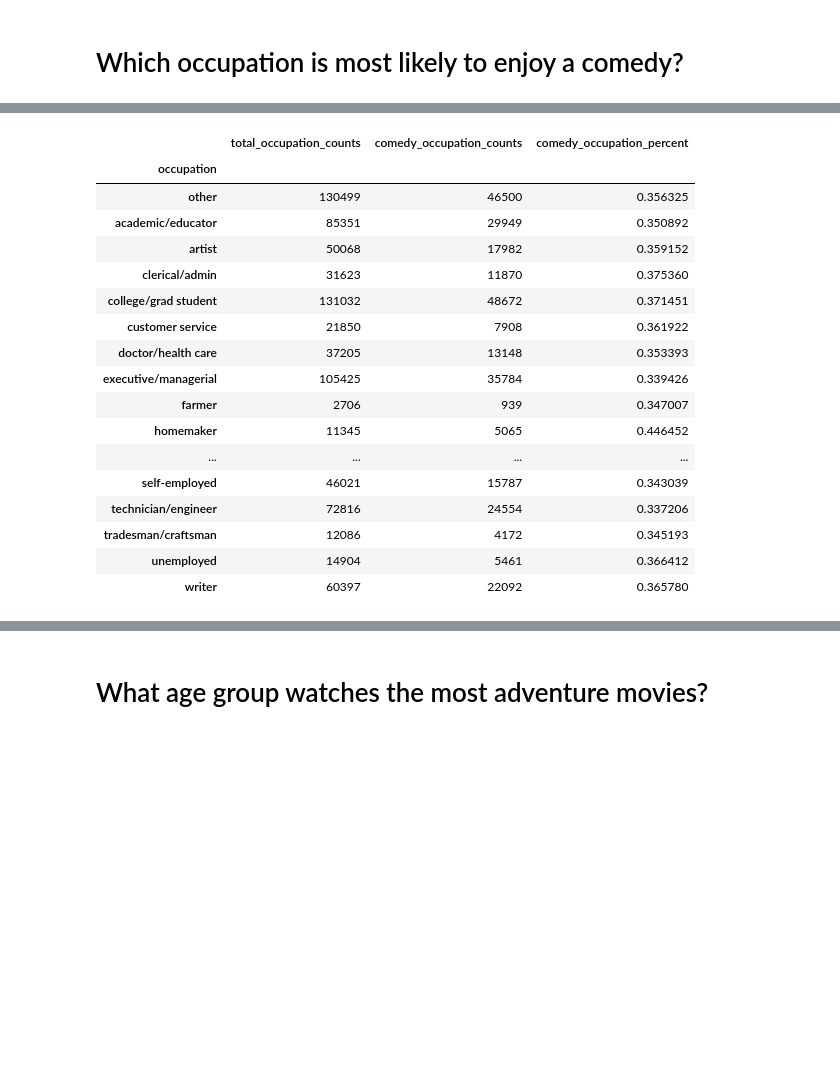
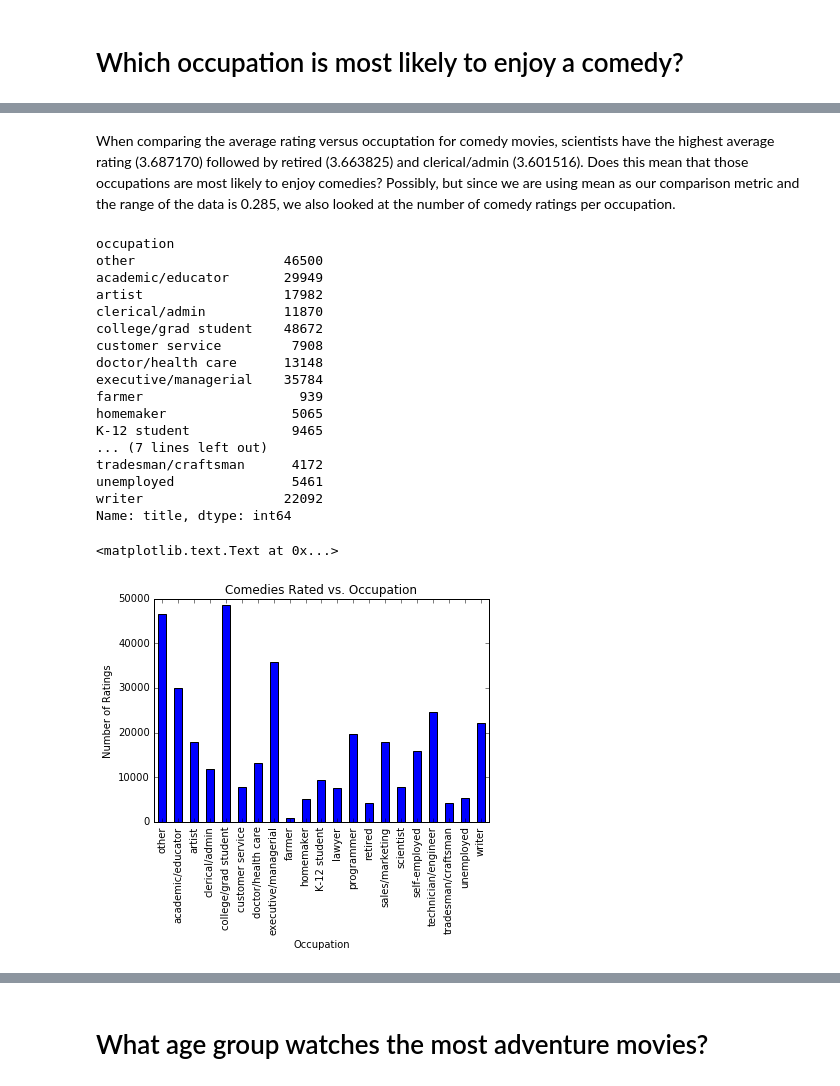
Before and after one commit to awkweb/DS501, a Jupyter notebook: 2/CaseStudy2.ipynb, the cells around one changed output, grey strips where cells are left out. Drawn from its saved outputs; the diff is of its cells as text; code cells hidden in the pictures; blank space fills up the shorter version.

```diff
--- a/2/CaseStudy2.ipynb
+++ b/2/CaseStudy2.ipynb
@@ -1182,41 +1221,34 @@ plt.show()
+# %% [markdown]
+When comparing the average rating versus occuptation for comedy movies, scientists have the highest average rating (3.687170) followed by retired (3.663825) and clerical/admin (3.601516). Does this mean that those occupations are most likely to enjoy comedies? Possibly, but since we are using mean as our comparison metric and the range of the data is 0.285, we also looked at the number of comedy ratings per occupation.
 # %%
-# histogram of occupation vs count of comedy ratings
-# Percent of movies watched by each gender classified as comedies
-genres = data['genres']
-all_genres = [string.split('|') for string in genres]
-comedy_truth =  [ 'Comedy' in genres for genres in all_genres]
-comedy_series = pd.DataFrame(comedy_truth, index=data.index)
-data['comedy'] = comedy_series
-
-comedy_data = data.ix[data['comedy'] == True]
-
-comedy_occupation_counts = comedy_data.pivot_table('rating', index = 'occupation', aggfunc = 'count')
-total_occupation_counts = data.pivot_table('rating', index = 'occupation', aggfunc = 'count')
-
-occupation_counts = pd.concat([total_occupation_counts,comedy_occupation_counts],axis = 1)
-occupation_counts.columns = ['total_occupation_counts', 'comedy_occupation_counts']
-occupation_counts['comedy_occupation_percent'] = occupation_counts['comedy_occupation_counts']/occupation_counts['total_occupation_counts']
-occupation_counts.rename(index={0:'other',1:'academic/educator',2: 'artist',3: 'clerical/admin',4: 'college/grad student',
-                                  5 :'customer service',6: 'doctor/health care',7:'executive/managerial',8:'farmer',
+job_avg_ratings = comedy_data.pivot_table('title', index='occupation', aggfunc='count')
+job_avg_ratings.rename(index={0:'other', 1:'academic/educator',2: 'artist',3: 'clerical/admin',4: 'college/grad student',
+                                  5: 'customer service',6: 'doctor/health care',7:'executive/managerial',8:'farmer',
                                   9: 'homemaker',10: 'K-12 student',11: 'lawyer',12 :'programmer',13: 'retired',
                                   14:'sales/marketing',15:'scientist',16: 'self-employed',17: 'technician/engineer',
-                                  18: 'tradesman/craftsman',19 :'unemployed',20: 'writer'})
+                                  18: 'tradesman/craftsman',19 :'unemployed',20: 'writer'}, inplace=True)
+print job_avg_ratings
+job_avg_ratings.plot(kind='bar', color='blue')
+plt.title('Comedies Rated vs. Occupation')
+plt.xlabel('Occupation')
+plt.ylabel('Number of Ratings')
 # %% [output]
-|  | total_occupation_counts | comedy_occupation_counts | comedy_occupation_percent |
-| occupation |  |  |  |
-| other | 130499 | 46500 | 0.356325 |
-| academic/educator | 85351 | 29949 | 0.350892 |
-| artist | 50068 | 17982 | 0.359152 |
-| clerical/admin | 31623 | 11870 | 0.375360 |
-| college/grad student | 131032 | 48672 | 0.371451 |
-| customer service | 21850 | 7908 | 0.361922 |
-| doctor/health care | 37205 | 13148 | 0.353393 |
-| executive/managerial | 105425 | 35784 | 0.339426 |
-| farmer | 2706 | 939 | 0.347007 |
-| homemaker | 11345 | 5065 | 0.446452 |
-| ... | ... | ... | ... |
-| self-employed | 46021 | 15787 | 0.343039 |
-| technician/engineer | 72816 | 24554 | 0.337206 |
-| tradesman/craftsman | 12086 | 4172 | 0.345193 |
-| unemployed | 14904 | 5461 | 0.366412 |
-| writer | 60397 | 22092 | 0.365780 |
+occupation
+other                   46500
+academic/educator       29949
+artist                  17982
+clerical/admin          11870
+college/grad student    48672
+customer service         7908
+doctor/health care      13148
+executive/managerial    35784
+farmer                    939
+homemaker                5065
+K-12 student             9465
+... (7 lines left out)
+tradesman/craftsman      4172
+unemployed               5461
+writer                  22092
+Name: title, dtype: int64
+<matplotlib.text.Text at 0x...>
+[figure, added]
```
Also changed, not shown: parts of 19 cells of this notebook, 1 other file.
